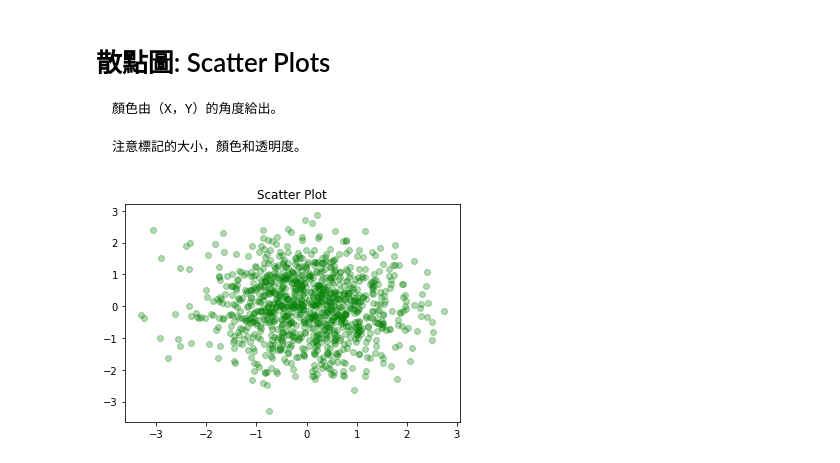
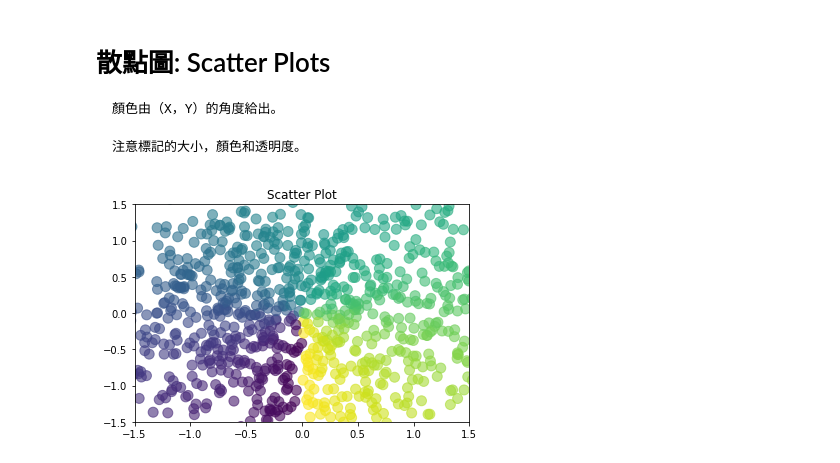
Before and after one commit to yuzonshen/Python60Days, a Jupyter notebook: homework/D19_Data Visualization_Day-1_HW.ipynb, the cells around one changed output. Cells and saved outputs as stored; diff of their text form; code cells hidden in the pictures.

```diff
--- a/homework/D19_Data Visualization_Day-1_HW.ipynb
+++ b/homework/D19_Data Visualization_Day-1_HW.ipynb
@@ -54,13 +55,14 @@ plt.savefig("filename.png",dpi=300,format="png")
 # %%
 n = 1024
 X = np.random.normal(0,1,n)
 Y = np.random.normal(0,1,n)
-'''
+
 plt.xlim(-1.5,1.5)
 plt.ylim(-1.5,1.5)
-'''
-plt.scatter(X,Y,color='g',alpha=0.3)
+
+T = np.arctan2(X, Y)
+plt.scatter(X,Y, s=100, c=T,alpha=0.6)
 plt.title("Scatter Plot")
 plt.show()
 # %% [output]
-[figure, old version]
+[figure, new version]
```
Also changed, not shown: parts of 1 cell of this notebook.
